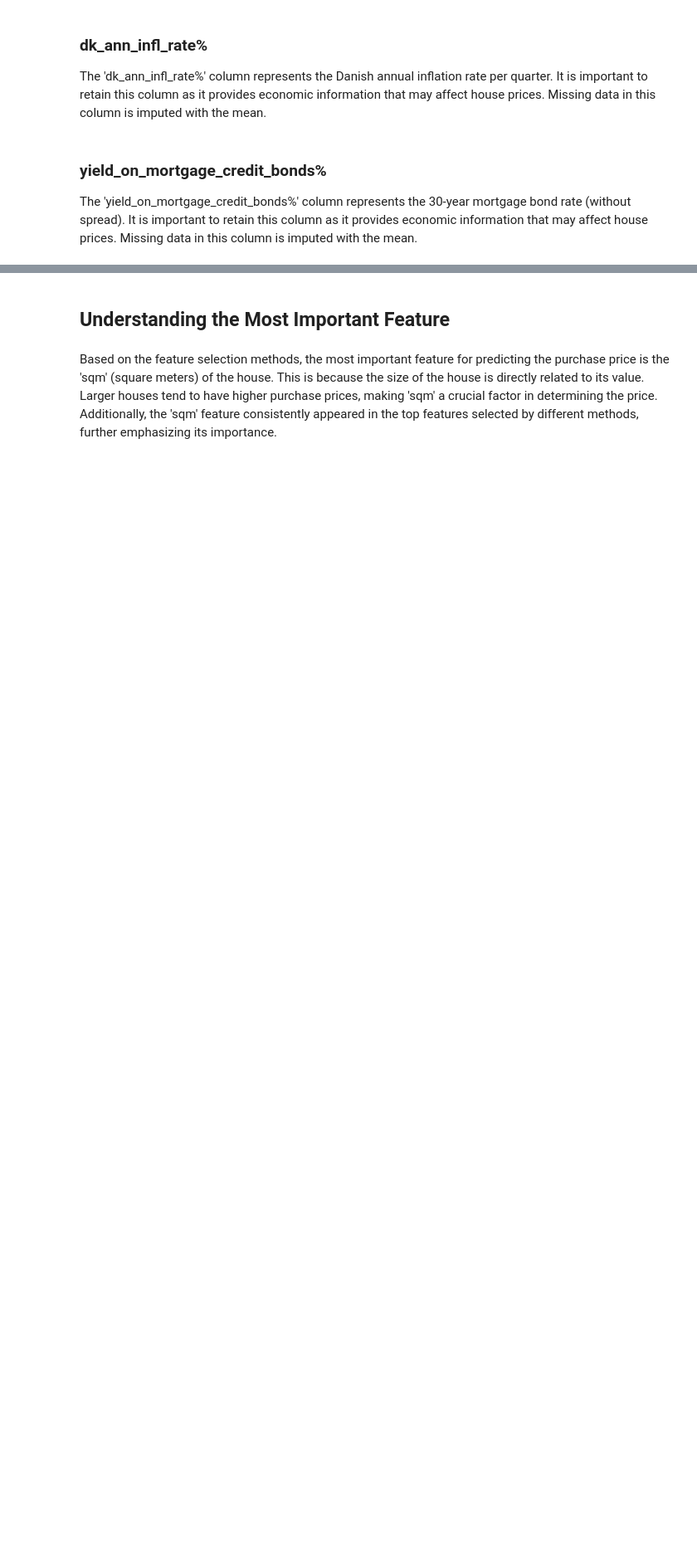
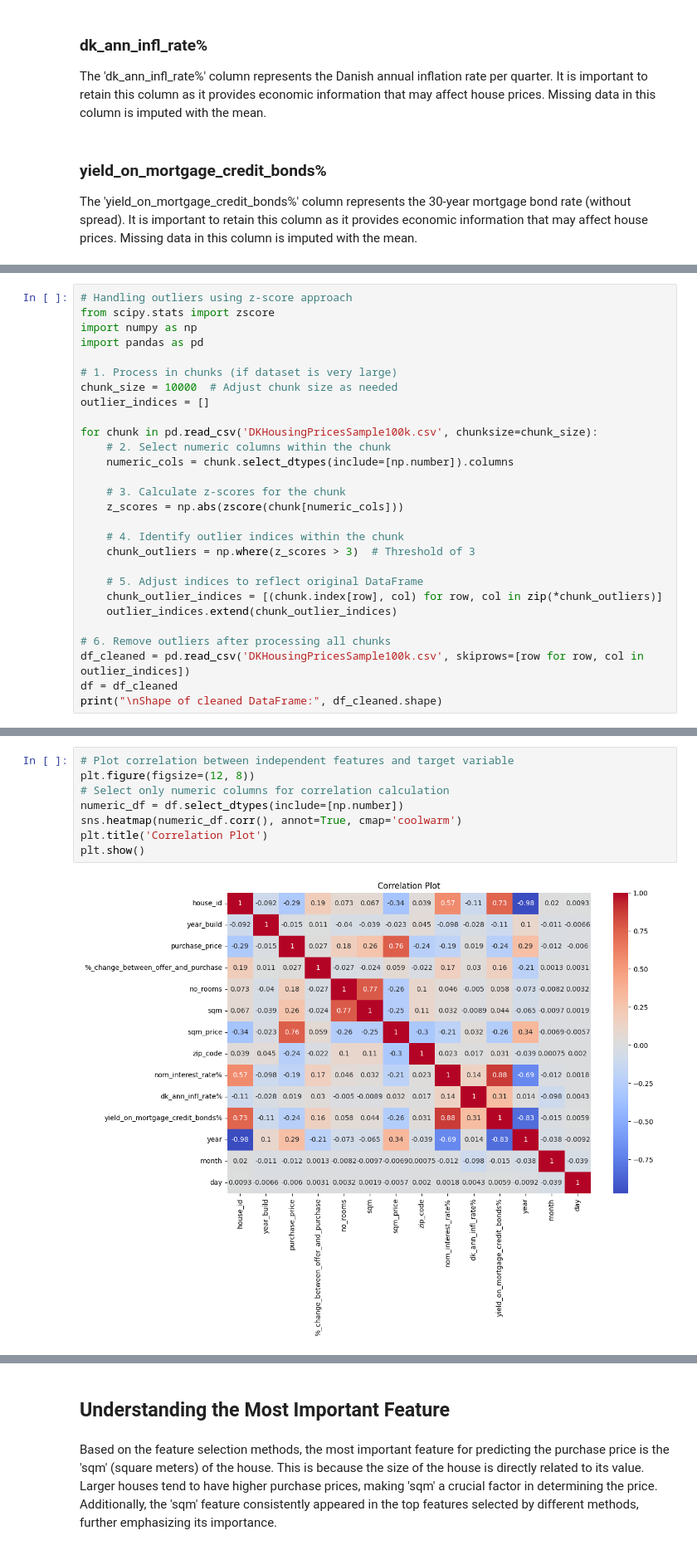
Before and after one commit to shrikant131/FeatureEngineering, a Jupyter notebook: feature_engineering.ipynb, the cells around one changed output, grey strips where cells are left out. Shown at 83% size. Cells and saved outputs as stored; diff of their text form; blank space fills up the shorter version.

```diff
--- a/feature_engineering.ipynb
+++ b/feature_engineering.ipynb
@@ -353,0 +134,28 @@ The 'yield_on_mortgage_credit_bonds%' column represents the 30-year mortgage bon
+# %%
+# Handling outliers using z-score approach
+from scipy.stats import zscore
+import numpy as np
+import pandas as pd
+
+# 1. Process in chunks (if dataset is very large)
+chunk_size = 10000  # Adjust chunk size as needed
+outlier_indices = []
+
+for chunk in pd.read_csv('DKHousingPricesSample100k.csv', chunksize=chunk_size):
+    # 2. Select numeric columns within the chunk
+    numeric_cols = chunk.select_dtypes(include=[np.number]).columns
+
+    # 3. Calculate z-scores for the chunk
+    z_scores = np.abs(zscore(chunk[numeric_cols]))
+
+    # 4. Identify outlier indices within the chunk
+    chunk_outliers = np.where(z_scores > 3)  # Threshold of 3
+
+    # 5. Adjust indices to reflect original DataFrame
+    chunk_outlier_indices = [(chunk.index[row], col) for row, col in zip(*chunk_outliers)]
+    outlier_indices.extend(chunk_outlier_indices)
+
+# 6. Remove outliers after processing all chunks
+df_cleaned = pd.read_csv('DKHousingPricesSample100k.csv', skiprows=[row for row, col in outlier_indices])
+df = df_cleaned
+print("\nShape of cleaned DataFrame:", df_cleaned.shape)
@@ -353,0 +396,10 @@ The 'yield_on_mortgage_credit_bonds%' column represents the 30-year mortgage bon
+# %%
+# Plot correlation between independent features and target variable
+plt.figure(figsize=(12, 8))
+# Select only numeric columns for correlation calculation
+numeric_df = df.select_dtypes(include=[np.number])
+sns.heatmap(numeric_df.corr(), annot=True, cmap='coolwarm')
+plt.title('Correlation Plot')
+plt.show()
+# %% [output]
+[figure, added]
```
Also changed, not shown: parts of 73 cells of this notebook.
